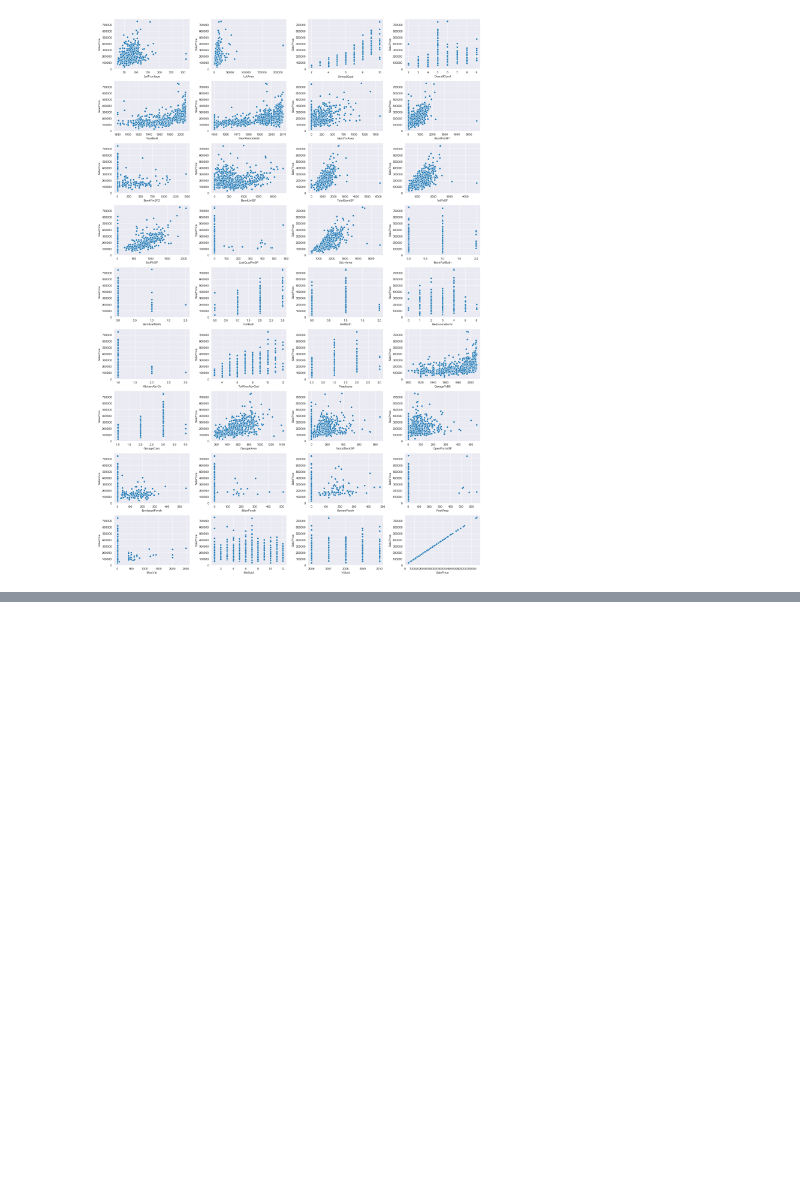
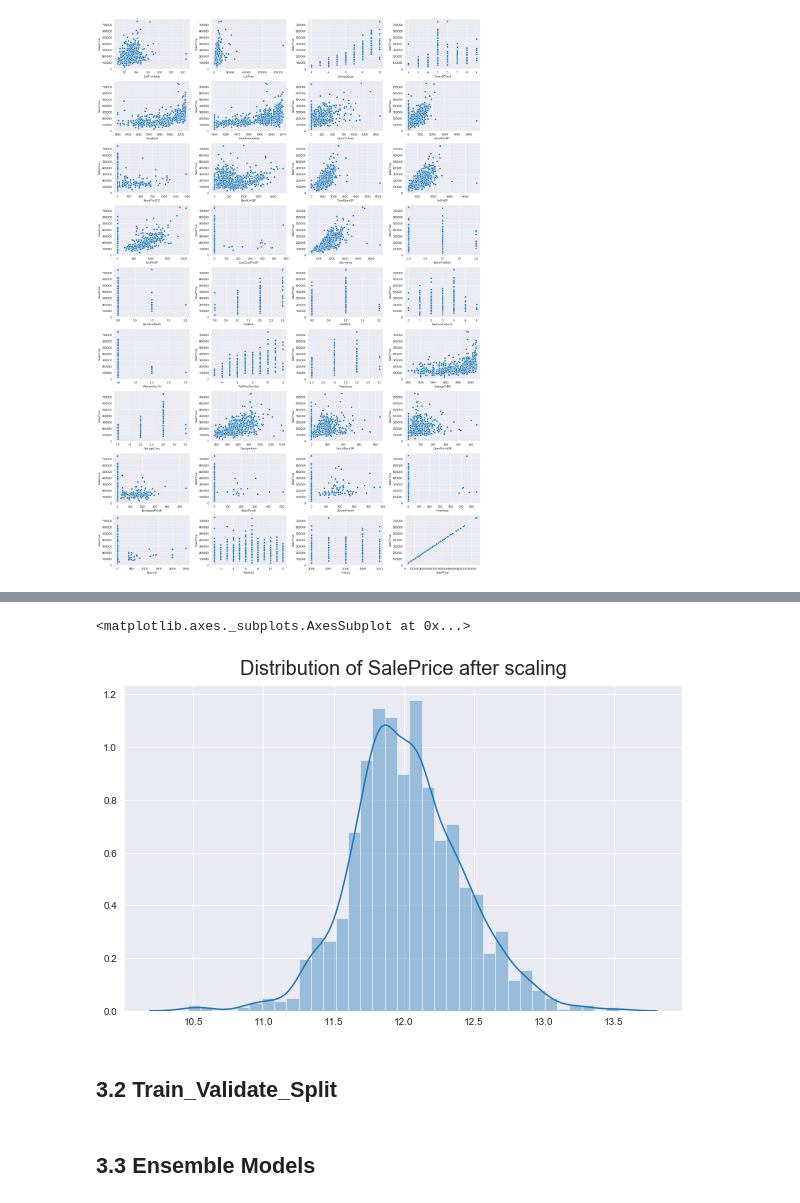
Before and after one commit to siyuan-song/My_projects, a Jupyter notebook: Housing_Prices.ipynb, the cells around one changed output, grey strips where cells are left out. Cells and saved outputs as stored; diff of their text form; code cells hidden in the pictures; blank space fills up the shorter version.

```diff
--- a/Housing_Prices.ipynb
+++ b/Housing_Prices.ipynb
@@ -261,0 +513,8 @@ fig.tight_layout()
+# %%
+# Distribution of 'SalePrice' after log transformation.
+plt.figure(figsize=(10,6))
+plt.title('Distribution of SalePrice after scaling',pad=10,fontdict={'fontsize':20})
+sns.distplot(np.log(df_y))
+# %% [output]
+<matplotlib.axes._subplots.AxesSubplot at 0x...>
+[figure, added]
@@ -261,0 +524,2 @@ fig.tight_layout()
+# %% [markdown]
+## 3.2 Train_Validate_Split
@@ -261,0 +536,2 @@ fig.tight_layout()
+# %% [markdown]
+## 3.3 Ensemble Models
```
Also changed, not shown: parts of 124 cells of this notebook.
